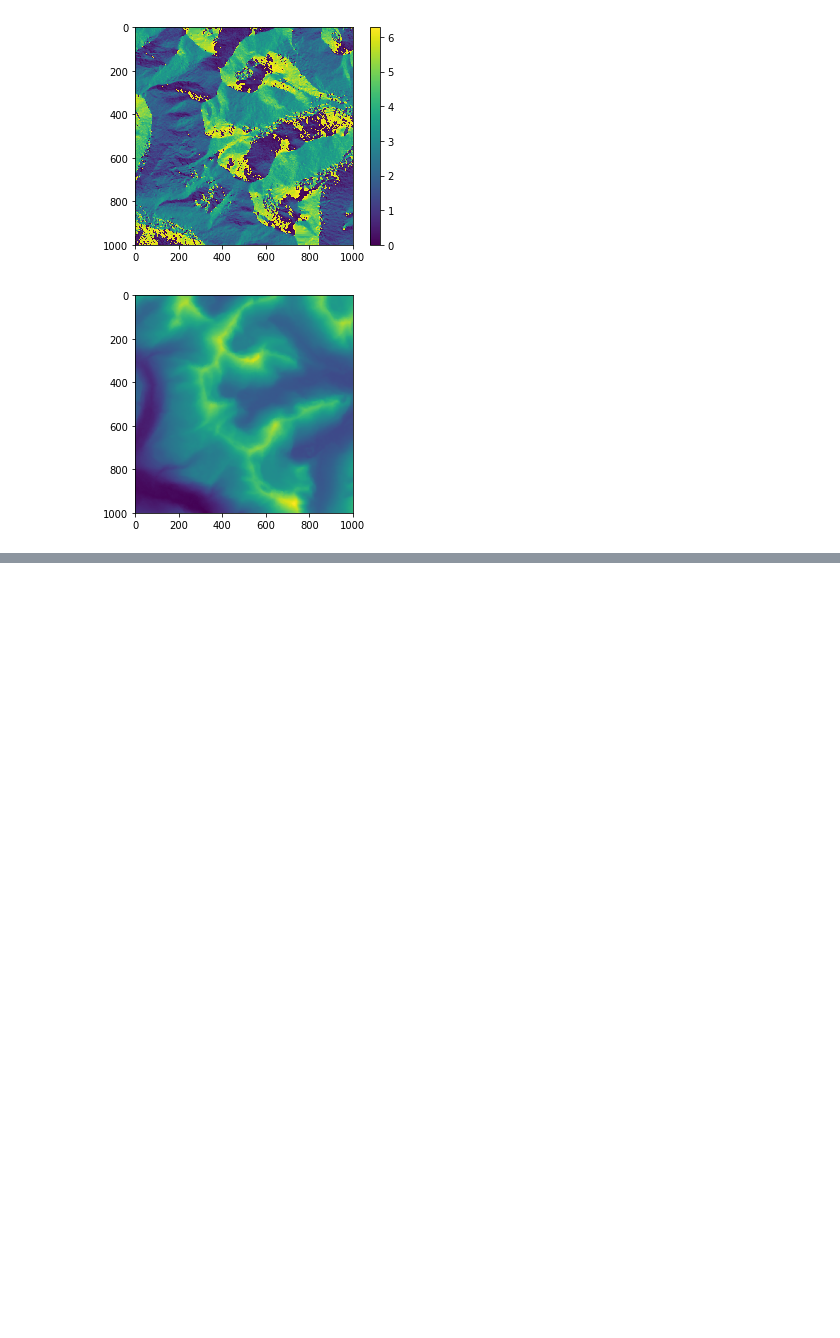
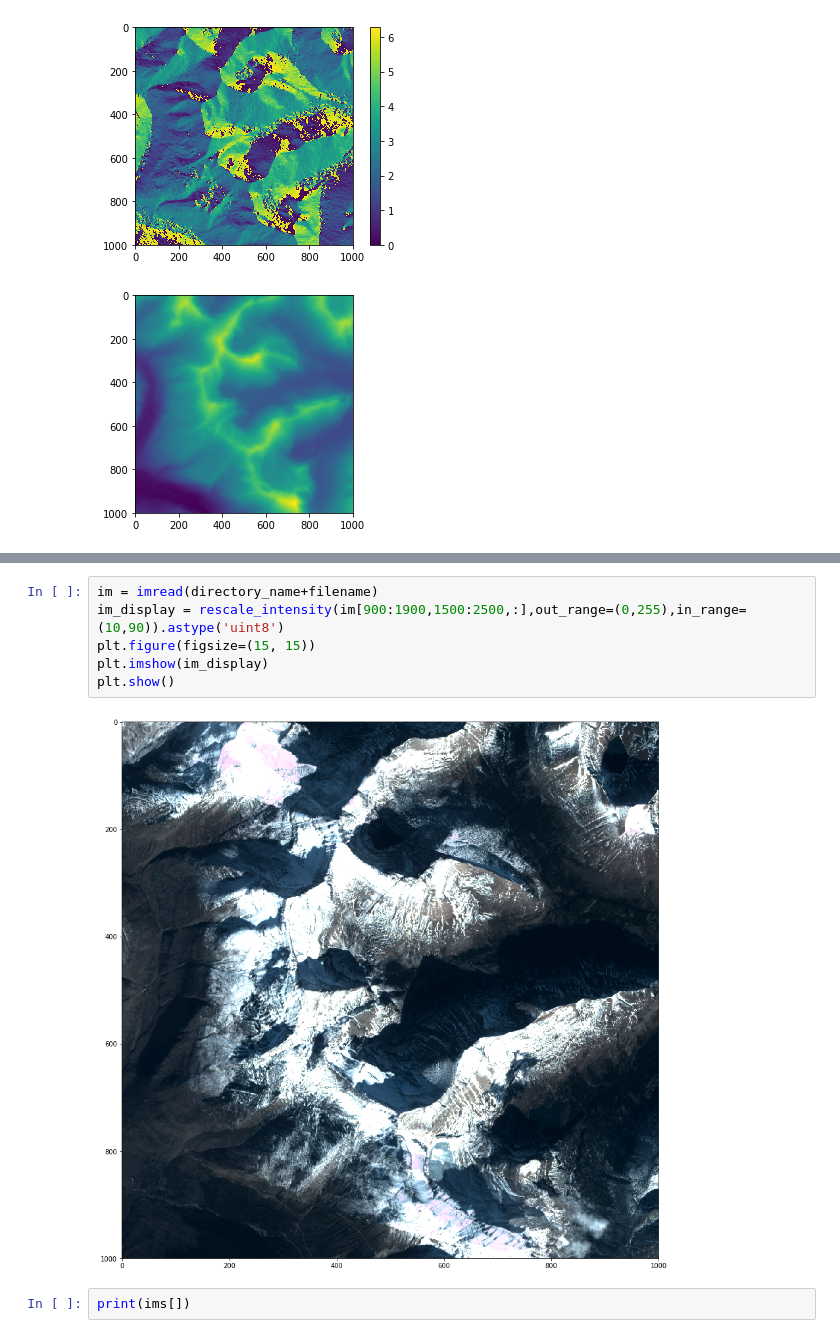
Before and after one commit to ohcaude/Glacier, a Jupyter notebook: snow.ipynb, the cells around one changed output, grey strips where cells are left out. Drawn from its saved outputs; the diff is of its cells as text; blank space fills up the shorter version.

```diff
--- a/snow.ipynb
+++ b/snow.ipynb
@@ -75,0 +98,10 @@ plt.show()
+# %%
+im = imread(directory_name+filename)
+im_display = rescale_intensity(im[900:1900,1500:2500,:],out_range=(0,255),in_range=(10,90)).astype('uint8')
+plt.figure(figsize=(15, 15))
+plt.imshow(im_display)
+plt.show()
+# %% [output]
+[figure, added]
+# %%
+print(ims[])
```
Also changed, not shown: parts of 4 cells of this notebook.
